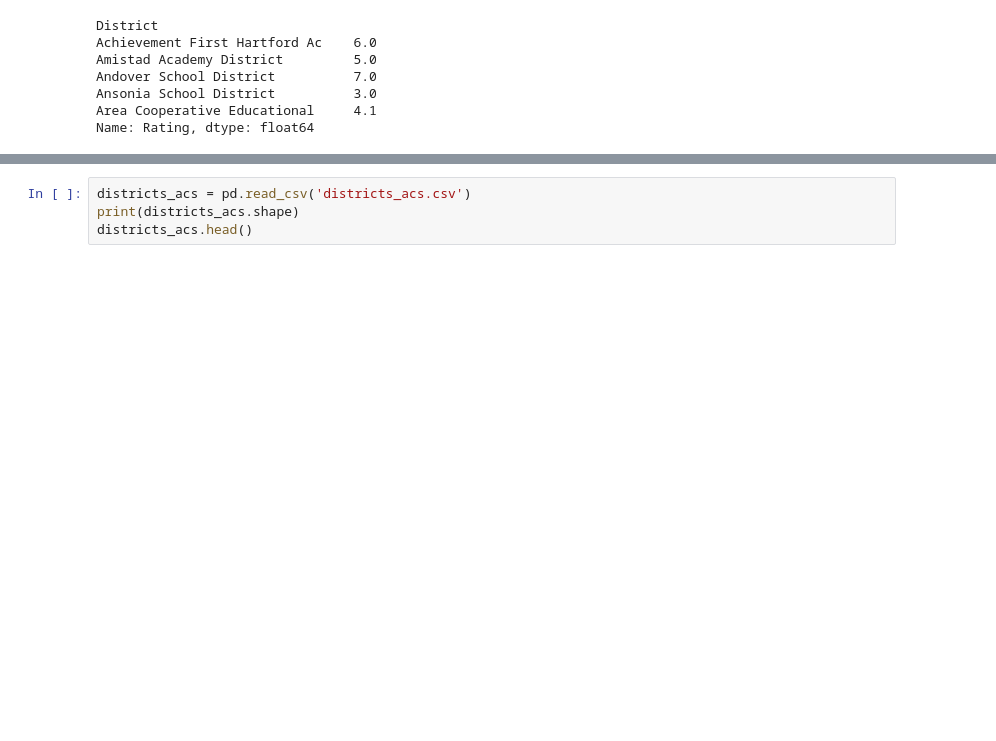
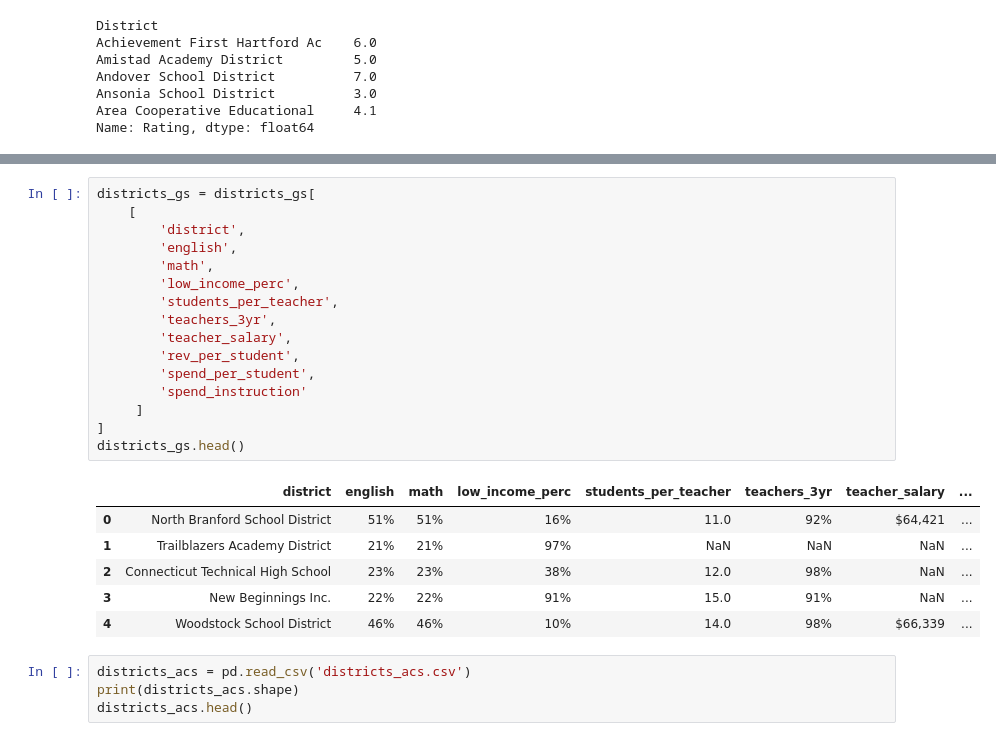
Before and after one commit to lwzbr/ct_schools_2021, a Jupyter notebook: ct_schools.ipynb, the cells around one changed output, grey strips where cells are left out. Drawn from its saved outputs; the diff is of its cells as text; blank space fills up the shorter version.

```diff
--- a/ct_schools.ipynb
+++ b/ct_schools.ipynb
@@ -102,6 +87,29 @@ districts_gs.head()
 | 2 | 2 | Connecticut Technical High School | https://www.greatschools.org/conn... | 23% | 23% | 1% | NaN | NaN | 38% | ... |
 | 3 | 3 | New Beginnings Inc. | https://www.greatschools.org/conn... | 22% | 22% | NaN | NaN | NaN | 91% | ... |
 | 4 | 4 | Woodstock School District | https://www.greatschools.org/conn... | 46% | 46% | NaN | NaN | NaN | 10% | ... |
+# %%
+districts_gs = districts_gs[
+    [
+        'district',
+        'english',
+        'math',
+        'low_income_perc',
+        'students_per_teacher',
+        'teachers_3yr',
+        'teacher_salary',
+        'rev_per_student',
+        'spend_per_student',
+        'spend_instruction'
+     ]
+]
+districts_gs.head()
+# %% [output]
+|  | district | english | math | low_income_perc | students_per_teacher | teachers_3yr | teacher_salary | ... |
+| 0 | North Branford School District | 51% | 51% | 16% | 11.0 | 92% | $64,421 | ... |
+| 1 | Trailblazers Academy District | 21% | 21% | 97% | NaN | NaN | NaN | ... |
+| 2 | Connecticut Technical High School | 23% | 23% | 38% | 12.0 | 98% | NaN | ... |
+| 3 | New Beginnings Inc. | 22% | 22% | 91% | 15.0 | 91% | NaN | ... |
+| 4 | Woodstock School District | 46% | 46% | 10% | 14.0 | 98% | $66,339 | ... |
 # %%
 districts_acs = pd.read_csv('districts_acs.csv')
 print(districts_acs.shape)
```
Also changed, not shown: parts of 2 cells of this notebook.
